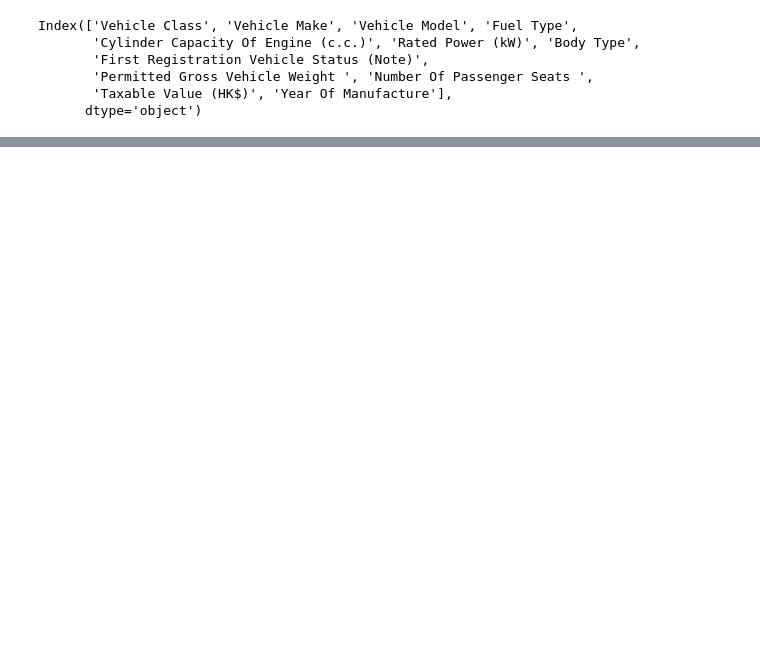
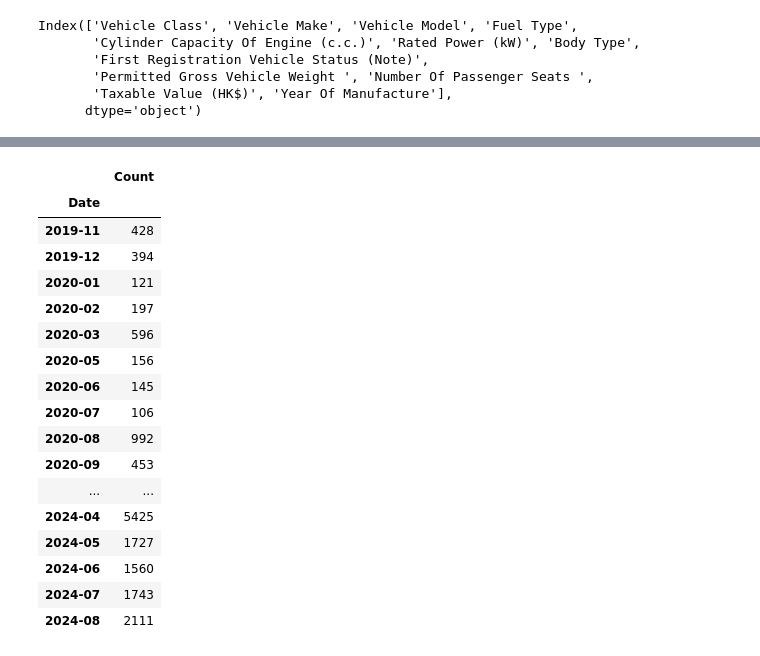
Before and after one commit to lilyleungch/erbscope99, a Jupyter notebook: data_cleansing/KK_HK_Data/modeling.ipynb, the cells around one changed output, grey strips where cells are left out. Cells and saved outputs as stored; diff of their text form; code cells hidden in the pictures; blank space fills up the shorter version.

```diff
--- a/data_cleansing/KK_HK_Data/modeling.ipynb
+++ b/data_cleansing/KK_HK_Data/modeling.ipynb
@@ -30 +47,30 @@ Index(['Vehicle Class', 'Vehicle Make', 'Vehicle Model', 'Fuel Type',
+# %%
+df_electric = pd.read_csv('master_df-1.csv')
+df_electric=df_electric[df_electric['Fuel Type']=='Electric']
+df_electric.set_index('Date', inplace=True)
+
+df_electric.index = pd.to_datetime(df_electric.index, format='%b%Y')
+df_electric.sort_index(inplace=True)
+df_electric.index = df_electric.index.to_period('M')
+df_electric.drop(columns='Fuel Type', inplace  = True)
+df_electric
+# %% [output]
+|  | Count |
+| Date |  |
+| 2019-11 | 428 |
+| 2019-12 | 394 |
+| 2020-01 | 121 |
+| 2020-02 | 197 |
+| 2020-03 | 596 |
+| 2020-05 | 156 |
+| 2020-06 | 145 |
+| 2020-07 | 106 |
+| 2020-08 | 992 |
+| 2020-09 | 453 |
+| ... | ... |
+| 2024-04 | 5425 |
+| 2024-05 | 1727 |
+| 2024-06 | 1560 |
+| 2024-07 | 1743 |
+| 2024-08 | 2111 |
 # %%
```
Also changed, not shown: parts of 2 cells of this notebook, 1 other file.
